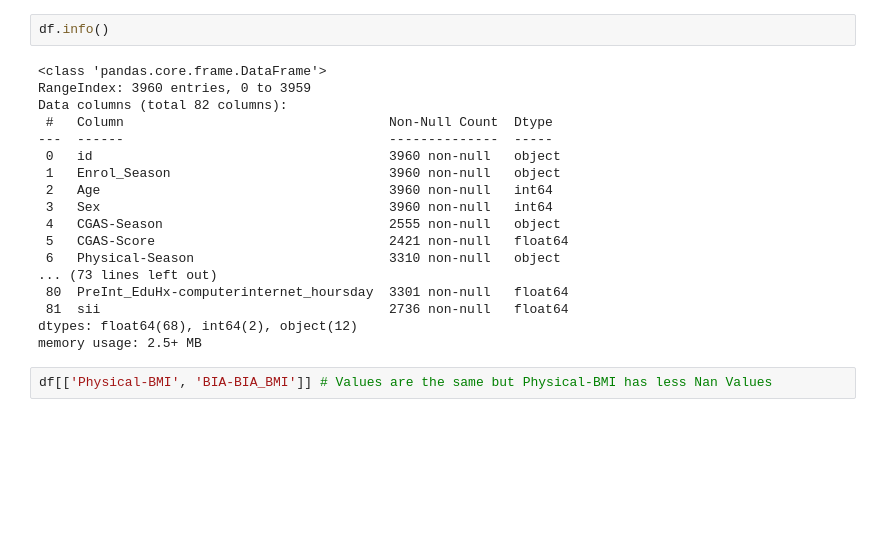
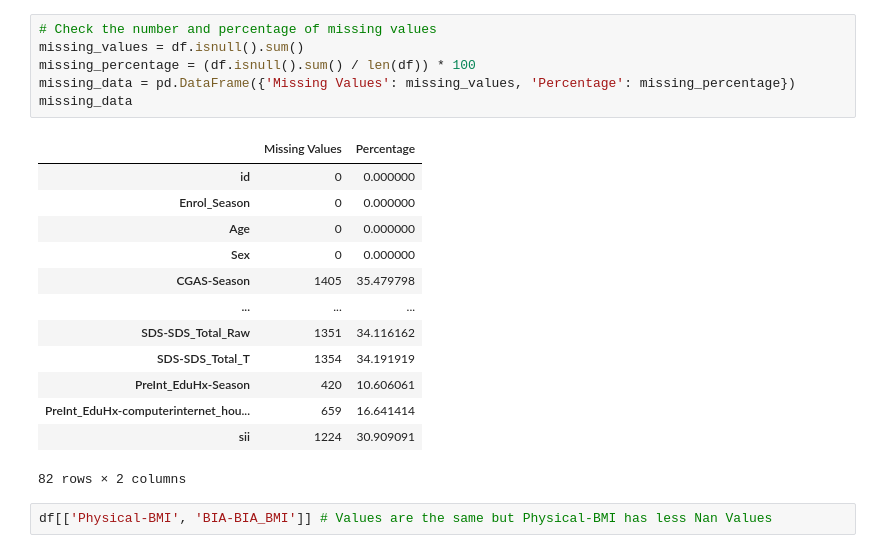
Before and after one commit to Ramtin-Karbaschi/BehaviorDetection_and_MobileMarketAnalysis, a Jupyter notebook: stat.ipynb, the cells around one changed output. Drawn from its saved outputs; the diff is of its cells as text; blank space fills up the shorter version.

Commit message:
Initial steps and data review

```diff
--- a/stat.ipynb
+++ b/stat.ipynb
@@ -62,23 +71,23 @@ plt.show()
-# %%
-df.info()
-# %% [output]
-<class 'pandas.core.frame.DataFrame'>
-RangeIndex: 3960 entries, 0 to 3959
-Data columns (total 82 columns):
- #   Column                                  Non-Null Count  Dtype
----  ------                                  --------------  -----
- 0   id                                      3960 non-null   object
- 1   Enrol_Season                            3960 non-null   object
- 2   Age                                     3960 non-null   int64
- 3   Sex                                     3960 non-null   int64
- 4   CGAS-Season                             2555 non-null   object
- 5   CGAS-Score                              2421 non-null   float64
- 6   Physical-Season                         3310 non-null   object
-... (73 lines left out)
- 80  PreInt_EduHx-computerinternet_hoursday  3301 non-null   float64
- 81  sii                                     2736 non-null   float64
-dtypes: float64(68), int64(2), object(12)
-memory usage: 2.5+ MB
+# %%
+# Check the number and percentage of missing values
+missing_values = df.isnull().sum()
+missing_percentage = (df.isnull().sum() / len(df)) * 100
+missing_data = pd.DataFrame({'Missing Values': missing_values, 'Percentage': missing_percentage})
+missing_data
+# %% [output]
+|  | Missing Values | Percentage |
+| id | 0 | 0.000000 |
+| Enrol_Season | 0 | 0.000000 |
+| Age | 0 | 0.000000 |
+| Sex | 0 | 0.000000 |
+| CGAS-Season | 1405 | 35.479798 |
+| ... | ... | ... |
+| SDS-SDS_Total_Raw | 1351 | 34.116162 |
+| SDS-SDS_Total_T | 1354 | 34.191919 |
+| PreInt_EduHx-Season | 420 | 10.606061 |
+| PreInt_EduHx-computerinternet_hou... | 659 | 16.641414 |
+| sii | 1224 | 30.909091 |
+82 rows × 2 columns
 # %%
 df[['Physical-BMI', 'BIA-BIA_BMI']] # Values are the same but Physical-BMI has less Nan Values
 # %% [output]
```
Also changed, not shown: parts of 9 cells of this notebook.
